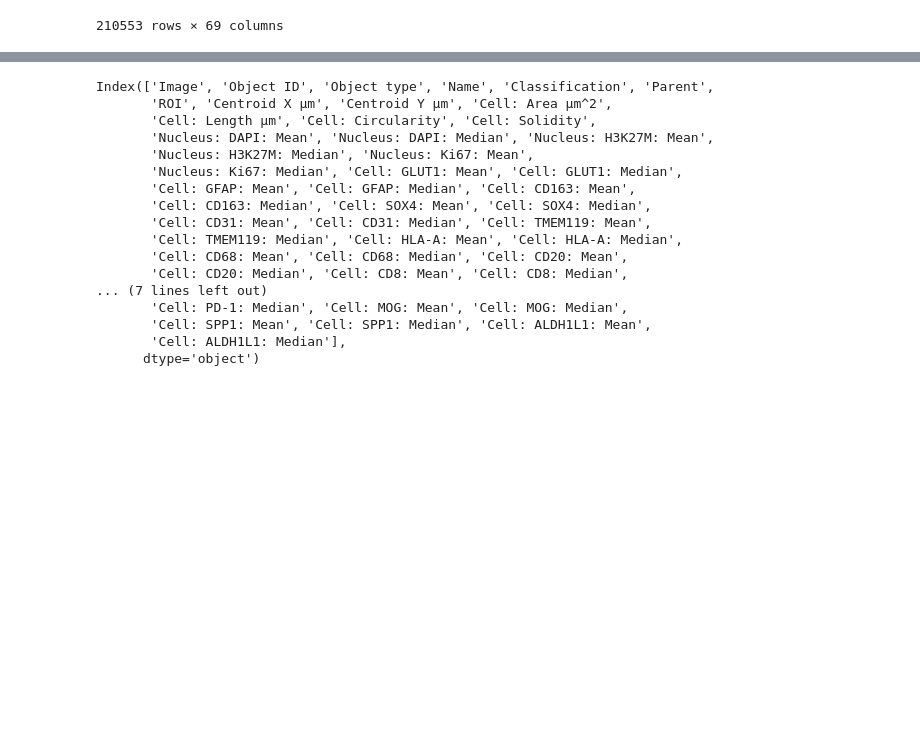
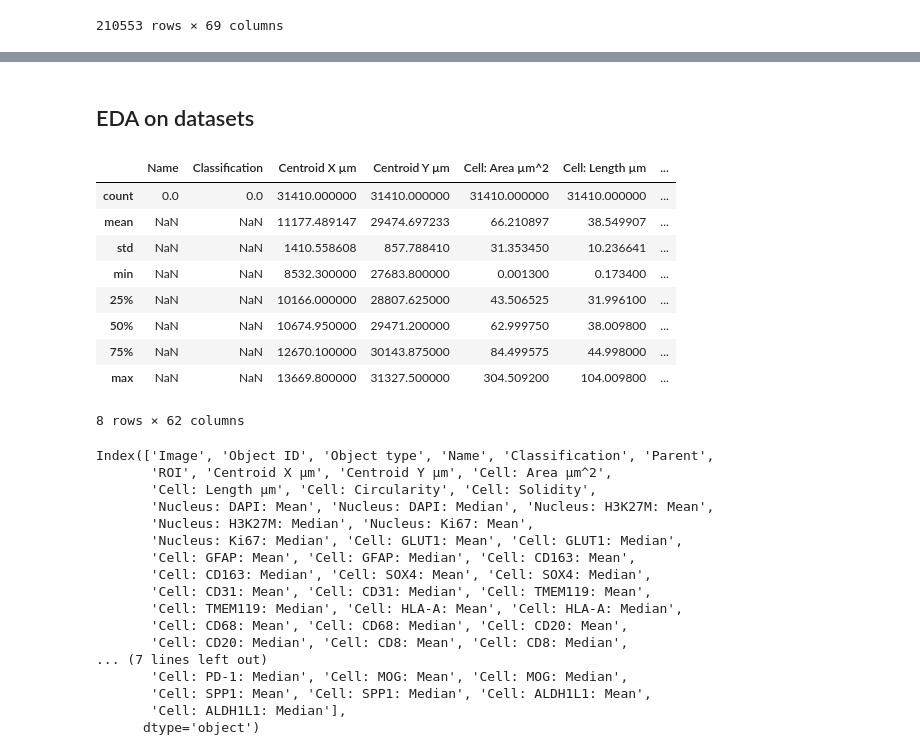
Before and after one commit to sadeghetemad/nencki-image-segmentation, a Jupyter notebook: notebooks/patient_analysis.ipynb, the cells around one changed output, grey strips where cells are left out. Cells and saved outputs as stored; diff of their text form; code cells hidden in the pictures; blank space fills up the shorter version.

```diff
--- a/notebooks/patient_analysis.ipynb
+++ b/notebooks/patient_analysis.ipynb
@@ -65,0 +67,2 @@ df_1991
+# %% [markdown]
+## EDA on datasets
@@ -66 +71,14 @@ df_1991
+# %%
+data.describe()
+# %% [output]
+|  | Name | Classification | Centroid X µm | Centroid Y µm | Cell: Area µm^2 | Cell: Length µm | ... |
+| count | 0.0 | 0.0 | 31410.000000 | 31410.000000 | 31410.000000 | 31410.000000 | ... |
+| mean | NaN | NaN | 11177.489147 | 29474.697233 | 66.210897 | 38.549907 | ... |
+| std | NaN | NaN | 1410.558608 | 857.788410 | 31.353450 | 10.236641 | ... |
+| min | NaN | NaN | 8532.300000 | 27683.800000 | 0.001300 | 0.173400 | ... |
+| 25% | NaN | NaN | 10166.000000 | 28807.625000 | 43.506525 | 31.996100 | ... |
+| 50% | NaN | NaN | 10674.950000 | 29471.200000 | 62.999750 | 38.009800 | ... |
+| 75% | NaN | NaN | 12670.100000 | 30143.875000 | 84.499575 | 44.998000 | ... |
+| max | NaN | NaN | 13669.800000 | 31327.500000 | 304.509200 | 104.009800 | ... |
+8 rows × 62 columns
 # %%
```
Also changed, not shown: parts of 13 cells of this notebook, 1 other file.
